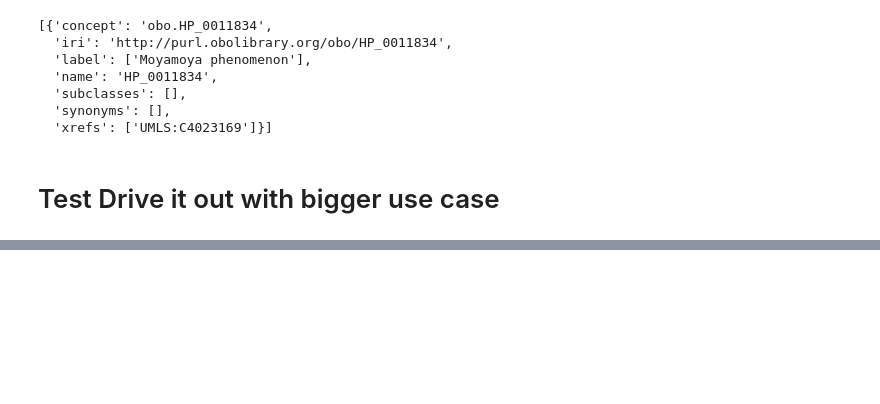
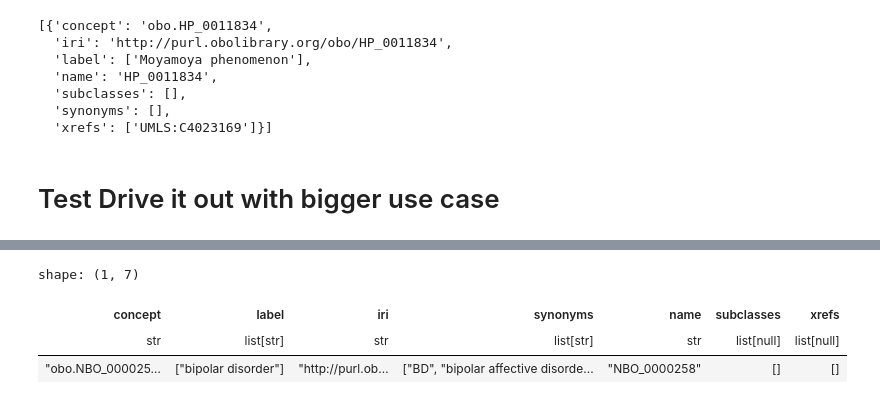
Before and after one commit to plasmak11/data-expressions, a Jupyter notebook: mynewbook/_build/jupyter_execute/data-poetry/owlready2_intro.ipynb, the cells around one changed output, grey strips where cells are left out. Drawn from its saved outputs; the diff is of its cells as text; code cells hidden in the pictures; blank space fills up the shorter version.

```diff
--- a/mynewbook/_build/jupyter_execute/data-poetry/owlready2_intro.ipynb
+++ b/mynewbook/_build/jupyter_execute/data-poetry/owlready2_intro.ipynb
@@ -241,0 +299,7 @@ alt.Chart(df.to_pandas()).mark_rect(size=60).encode(
+# %%
+df
+# %% [output]
+shape: (1, 7)
+| concept | label | iri | synonyms | name | subclasses | xrefs |
+| str | list[str] | str | list[str] | str | list[null] | list[null] |
+| "obo.NBO_000025… | ["bipolar disorder"] | "http://purl.ob… | ["BD", "bipolar affective disorde... | "NBO_0000258" | [] | [] |
```
Also changed, not shown: parts of 3 cells of this notebook, 31 other files.
